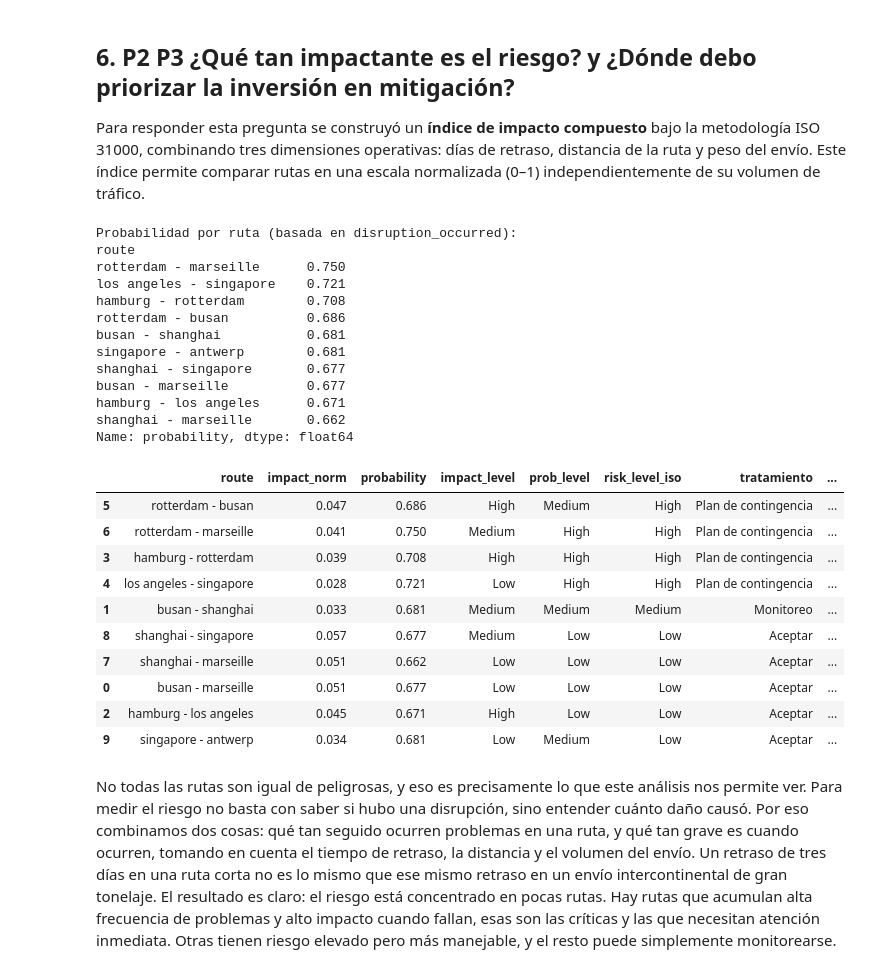
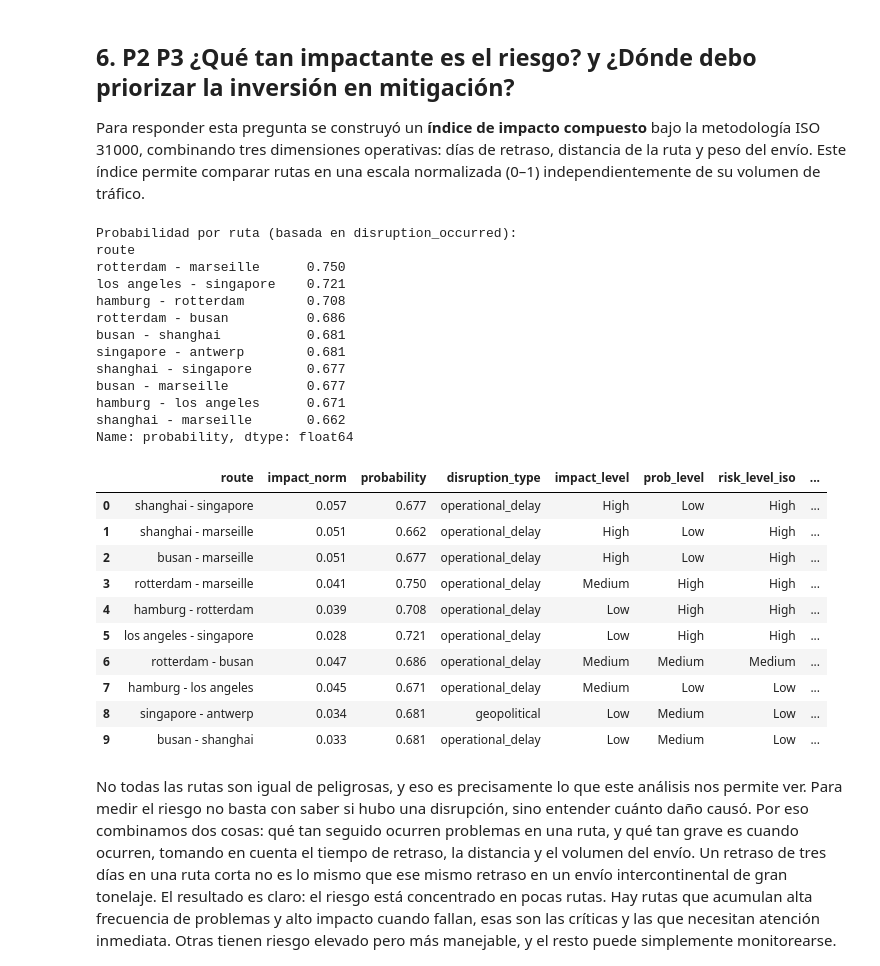
Before and after one commit to Nacri83/analisis-cadena-suministro-global, a Jupyter notebook: Proyecto_logistica_Portafolio.ipynb, the cells around one changed output. Cells and saved outputs as stored; diff of their text form; code cells hidden in the pictures.

```diff
--- a/Proyecto_logistica_Portafolio.ipynb
+++ b/Proyecto_logistica_Portafolio.ipynb
@@ -1244,98 +1244,77 @@ df_filtrado['probability'] = df_filtrado.groupby('route')['disruption_occurred']
 print("Probabilidad por ruta (basada en disruption_occurred):")
 print(df_filtrado.groupby('route')['probability'].first().sort_values(ascending=False).round(3))
 
-# 7. CLASIFICACIÓN
-df_filtrado['impact_level'] = pd.qcut(
-    df_filtrado['impact_norm'].rank(method='first'),
-    q=3, labels=['Low','Medium','High']
-)
-# La probabilidad es una propiedad de la ruta: se calculan terciles por ruta
-# y se asignan a todas sus filas (antes se repartían filas, no rutas)
-prob_ruta = df_filtrado.groupby('route')['probability'].first()
-p_thr1, p_thr2 = prob_ruta.quantile([1/3, 2/3]).values
+# 7. CLASIFICACIÓN POR RUTA (igual que el dashboard)
+# DECISIÓN DE DISEÑO: los terciles se calculan sobre las RUTAS (promedio por ruta),
+# no sobre cada envío. Así la matriz, la tabla y el mapa usan los mismos niveles.
+def tipo_riesgo(x):
+    x = x[x != 'no_disruption']
+    return x.value_counts().idxmax() if len(x) > 0 else 'no_disruption'
 
-def nivel_prob(p):
-    if p <= p_thr1:
-        return 'Low'
-    elif p <= p_thr2:
-        return 'Medium'
-    return 'High'
+def tercil(s):
+    q1, q2 = s.quantile([1/3, 2/3]).values
+    return np.where(s <= q1, 'Low', np.where(s <= q2, 'Medium', 'High'))
 
-df_filtrado['prob_level'] = df_filtrado['probability'].map(nivel_prob)
+df_risk_matrix = df_filtrado.groupby('route').agg(
+    impact_norm     = ('impact_norm', 'mean'),
+    probability     = ('probability', 'mean'),
+    disruption_type = ('disruption_type', tipo_riesgo),
+).reset_index()
+
+df_risk_matrix['impact_level'] = tercil(df_risk_matrix['impact_norm'])
+df_risk_matrix['prob_level']   = tercil(df_risk_matrix['probability'])
 
 # 8. MATRIZ ISO 31000
 def risk_matrix(row):
     if row['impact_level'] == 'High' and row['prob_level'] == 'High':
         return 'Critical'
     elif row['impact_level'] == 'High' or row['prob_level'] == 'High':
         return 'High'
     elif row['impact_level'] == 'Medium' and row['prob_level'] == 'Medium':
         return 'Medium'
-    else:
-        return 'Low'
+    return 'Low'
 
-df_filtrado['risk_level_iso'] = df_filtrado.apply(risk_matrix, axis=1)
-
-# 9. TRATAMIENTO
-df_filtrado['tratamiento'] = np.select(
-    [
-        df_filtrado['risk_level_iso'] == 'Critical',
-        df_filtrado['risk_level_iso'] == 'High',
-        df_filtrado['risk_level_iso'] == 'Medium'
-    ],
-    ['Mitigación inmediata', 'Plan de contingencia', 'Monitoreo'],
-    default='Aceptar'
-)
-
-# 10. TIPO DE RIESGO DOMINANTE
-def tipo_riesgo(x):
-    x = x[x != 'no_disruption']
-    return x.value_counts().idxmax() if len(x) > 0 else 'no_disruption'
-
-# 11. MATRIZ FINAL AGREGADA
-df_risk_matrix = df_filtrado.groupby('route').agg(
-    impact_norm     = ('impact_norm',    'mean'),
-    probability     = ('probability',    'mean'),
-    impact_level    = ('impact_level',   lambda x: x.mode()[0]),
-    prob_level      = ('prob_level',     lambda x: x.mode()[0]),
-    risk_level_iso  = ('risk_level_iso', lambda x: x.mode()[0]),
-    tratamiento     = ('tratamiento',    lambda x: x.mode()[0]),
-    disruption_type = ('disruption_type', tipo_riesgo)
-).reset_index()
+df_risk_matrix['risk_level_iso'] = df_risk_matrix.apply(risk_matrix, axis=1)
+df_risk_matrix['tratamiento'] = df_risk_matrix['risk_level_iso'].map({
+    'Critical': 'Mitigación inmediata',
+    'High': 'Plan de contingencia',
+    'Medium': 'Monitoreo',
+    'Low': 'Aceptar',
+})
 
 # 12. PRIORIZACIÓN
 orden = {'Critical': 4, 'High': 3, 'Medium': 2, 'Low': 1}
 df_risk_matrix['priority'] = df_risk_matrix['risk_level_iso'].map(orden)
 df_risk_matrix = df_risk_matrix.sort_values(
-    by=['priority','impact_norm'], ascending=False
-).drop(columns='priority')
+    by=['priority', 'impact_norm'], ascending=False
+).drop(columns='priority').reset_index(drop=True)
 
 df_risk_matrix.round(3)
 # %% [output]
 Probabilidad por ruta (basada en disruption_occurred):
 route
 rotterdam - marseille      0.750
 los angeles - singapore    0.721
 hamburg - rotterdam        0.708
 rotterdam - busan          0.686
 busan - shanghai           0.681
 singapore - antwerp        0.681
 shanghai - singapore       0.677
 busan - marseille          0.677
 hamburg - los angeles      0.671
 shanghai - marseille       0.662
 Name: probability, dtype: float64
-|  | route | impact_norm | probability | impact_level | prob_level | risk_level_iso | tratamiento | ... |
-| 5 | rotterdam - busan | 0.047 | 0.686 | High | Medium | High | Plan de contingencia | ... |
-| 6 | rotterdam - marseille | 0.041 | 0.750 | Medium | High | High | Plan de contingencia | ... |
-| 3 | hamburg - rotterdam | 0.039 | 0.708 | High | High | High | Plan de contingencia | ... |
-| 4 | los angeles - singapore | 0.028 | 0.721 | Low | High | High | Plan de contingencia | ... |
-| 1 | busan - shanghai | 0.033 | 0.681 | Medium | Medium | Medium | Monitoreo | ... |
-| 8 | shanghai - singapore | 0.057 | 0.677 | Medium | Low | Low | Aceptar | ... |
-| 7 | shanghai - marseille | 0.051 | 0.662 | Low | Low | Low | Aceptar | ... |
-| 0 | busan - marseille | 0.051 | 0.677 | Low | Low | Low | Aceptar | ... |
-| 2 | hamburg - los angeles | 0.045 | 0.671 | High | Low | Low | Aceptar | ... |
-| 9 | singapore - antwerp | 0.034 | 0.681 | Low | Medium | Low | Aceptar | ... |
+|  | route | impact_norm | probability | disruption_type | impact_level | prob_level | risk_level_iso | ... |
+| 0 | shanghai - singapore | 0.057 | 0.677 | operational_delay | High | Low | High | ... |
+| 1 | shanghai - marseille | 0.051 | 0.662 | operational_delay | High | Low | High | ... |
+| 2 | busan - marseille | 0.051 | 0.677 | operational_delay | High | Low | High | ... |
+| 3 | rotterdam - marseille | 0.041 | 0.750 | operational_delay | Medium | High | High | ... |
+| 4 | hamburg - rotterdam | 0.039 | 0.708 | operational_delay | Low | High | High | ... |
+| 5 | los angeles - singapore | 0.028 | 0.721 | operational_delay | Low | High | High | ... |
+| 6 | rotterdam - busan | 0.047 | 0.686 | operational_delay | Medium | Medium | Medium | ... |
+| 7 | hamburg - los angeles | 0.045 | 0.671 | operational_delay | Medium | Low | Low | ... |
+| 8 | singapore - antwerp | 0.034 | 0.681 | geopolitical | Low | Medium | Low | ... |
+| 9 | busan - shanghai | 0.033 | 0.681 | operational_delay | Low | Medium | Low | ... |
 # %% [markdown]
 No todas las rutas son igual de peligrosas, y eso es precisamente lo que este análisis nos permite ver.
 Para medir el riesgo no basta con saber si hubo una disrupción, sino entender cuánto daño causó. Por eso combinamos dos cosas: qué tan seguido ocurren problemas en una ruta, y qué tan grave es cuando ocurren, tomando en cuenta el tiempo de retraso, la distancia y el volumen del envío. Un retraso de tres días en una ruta corta no es lo mismo que ese mismo retraso en un envío intercontinental de gran tonelaje.
```
Also changed, not shown: parts of 4 cells of this notebook, 1 other file.
